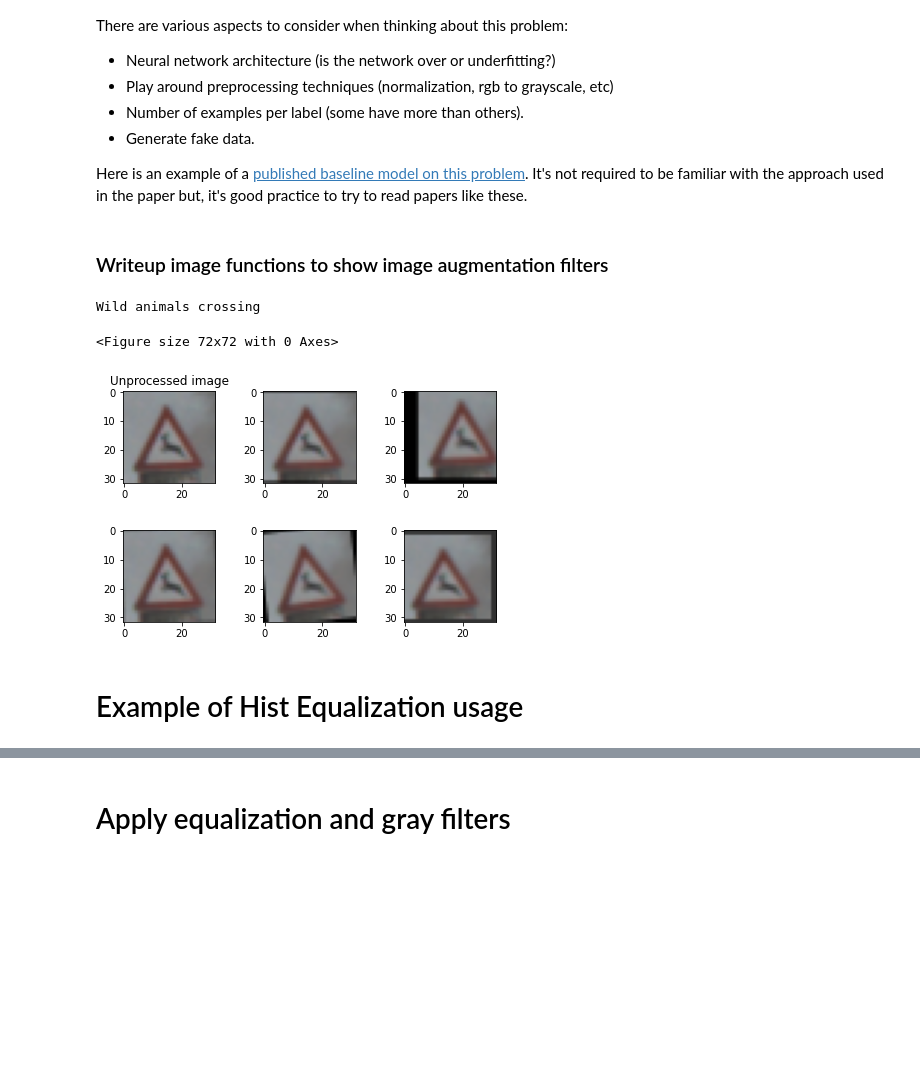
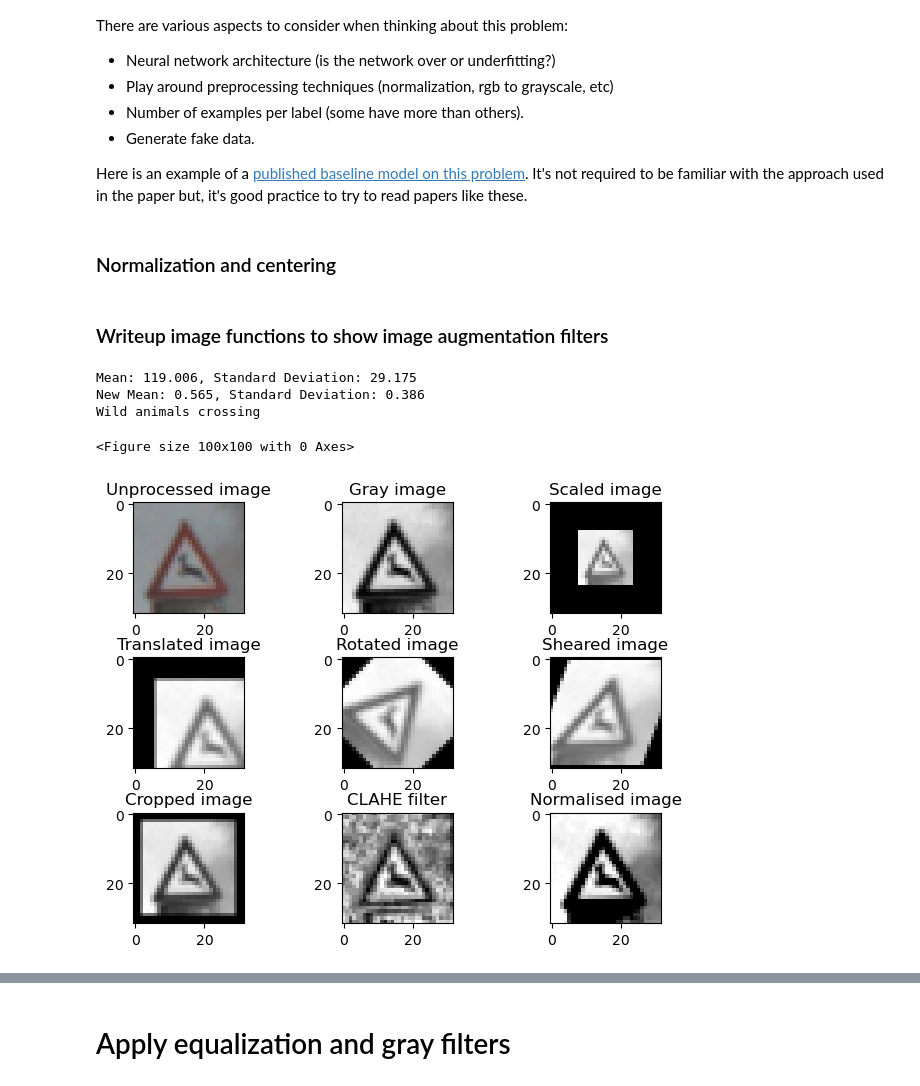
Before and after one commit to GiorGio82/P3-Traffic-Sign-Classifier, a Jupyter notebook: Traffic_Sign_Classifier.ipynb, the cells around one changed output, grey strips where cells are left out. Drawn from its saved outputs; the diff is of its cells as text; code cells hidden in the pictures; blank space fills up the shorter version.

Commit message:
moved all source code to the final notebook, added balanced image and preprocessing image

```diff
--- a/Traffic_Sign_Classifier.ipynb
+++ b/Traffic_Sign_Classifier.ipynb
@@ -339,0 +322,2 @@ Here is an example of a [published baseline model on this problem](http://yann.l
+# %% [markdown]
+### Normalization and centering
@@ -349,7 +362,7 @@ def image_crop(img,percent,pad_cval):
     height/width.
     :param pad_cval: a tuple ``(a, b)``, then a value will be uniformly sampled
                           per image from the interval ``[a, b]``
-    :return: none
+    :return: copy of the image after processing
     """
 
     aug = iaa.CropAndPad(percent=percent,pad_cval=pad_cval)
@@ -362,7 +375,7 @@ def image_scale(img,scale_dict):
     :param scale_dict:
         {"x": number/tuple/list/StochasticParameter,
         "y": number/tuple/list/StochasticParameter}
-    :return: none
+    :return: copy of the image after processing
     """
 
     aug = iaa.Affine(scale=scale_dict)
@@ -375,7 +388,7 @@ def image_translate(img,translate_dict):
     :param translate_dict:
         {"x": number/tuple/list/StochasticParameter,
         "y": number/tuple/list/StochasticParameter}
-    :return: none
+    :return: copy of the image after processing
     """
     aug = iaa.Affine(translate_percent=translate_dict)
     return aug(image=img)
@@ -388,51 +401,86 @@ def image_rotate(img,rotate_tuple):
     :param rotate_tuple: a tuple ``(a, b)``, then a value will be uniformly sampled
                           per image from the interval ``[a, b]`` and used as the rotation
                         value.
-    :return: none
+    :return: copy of the image after processing
     """
     aug = iaa.Affine(rotate=rotate_tuple)
     return aug(image=img)
 
 def image_shear(img,shear_tuple):
     """
     Applies the translation filter to the input image and it returns a copy
     :param image: input image
     :param shear_tuple: a tuple ``(a, b)``, then a value will be uniformly sampled
                           per image from the interval ``[a, b]`` and used as the shear
                         value.
-    :return: none
+    :return: copy of the image after processing
     """
     aug = iaa.Affine(shear=shear_tuple)
     return aug(image=img)
 
 
+
+def applyCLAHE(img ):
+    """
+    Applies the CLAHE histogram equalization
+    ref: https://docs.opencv.org/master/d5/daf/tutorial_py_histogram_equalization.html
+    :param image: input image
+    :return: copy of the image after processing
+    """
+    clahe = cv.createCLAHE()
+    return clahe.apply(img)
+
+
 # choose one random image
 index = 553
 image = X_train[index]
-scaled = image_scale(image,{"x": (0.8, 1.2), "y": (0.8, 1.2)})
-translated = image_translate(image,{"x": (-0.2, 0.2), "y": (-0.2, 0.2)})
-rotated = image_rotate(image,(-45, 45))
-sheared = image_shear(image,(-20, 20))
-cropped = image_crop(image,(-0.1, 0.1),(0, 255))
-
+grayimg = cv.cvtColor(image, cv.COLOR_BGR2GRAY)
+clahe = applyCLAHE(grayimg)
+scaled = image_scale(grayimg,{"x": (0.5), "y": (0.5)})
+translated = image_translate(grayimg,{"x": (0.2), "y": (0.2)})
+rotated = image_rotate(grayimg,(45))
+sheared = image_shear(grayimg,(20))
+cropped = image_crop(grayimg,(0.1),(0, 255))
+normalised = normalize_input(grayimg,shift_for_plotting=True)
 
 plt.figure(figsize=(1,1))
 print(signnames[y_train[index]])
-f,((ax1,ax2,ax3),(ax4,ax5,ax6)) = plt.subplots(2,3,)
+f,((ax1,ax2,ax3),(ax4,ax5,ax6),(ax7,ax8,ax9)) = plt.subplots(3,3,)
 f.tight_layout()
 
 ax1.imshow(image)
 ax1.set_title("Unprocessed image")
-ax2.imshow(scaled)
-ax3.imshow(translated)
-ax4.imshow(rotated)
-ax5.imshow(sheared)
-ax6.imshow(cropped)
+
+ax2.imshow(grayimg,cmap='gray')
+ax2.set_title("Gray image")
+
+ax3.imshow(scaled,cmap='gray')
+ax3.set_title("Scaled image")
+
+ax4.imshow(translated,cmap='gray')
+ax4.set_title("Translated image")
+
+ax5.imshow(rotated,cmap='gray')
+ax5.set_title("Rotated image")
+
+ax6.imshow(sheared,cmap='gray')
+ax6.set_title("Sheared image")
+
+ax7.imshow(cropped,cmap='gray')
+ax7.set_title("Cropped image")
+
+ax8.imshow(clahe,cmap='gray')
+ax8.set_title("CLAHE filter")
+
+ax9.imshow(normalised,cmap='gray')
+ax9.set_title("Normalised image")
 
 plt.show()
+
+f.savefig('writeup_images/Preprocessing_img_{}.png'.format(index),dpi=300, bbox_inches = "tight")
 # %% [output]
+Mean: 119.006, Standard Deviation: 29.175
+New Mean: 0.565, Standard Deviation: 0.386
 Wild animals crossing
-<Figure size 72x72 with 0 Axes>
+<Figure size 100x100 with 0 Axes>
-[figure, old version]
+[figure, new version]
-# %% [markdown]
-# Example of Hist Equalization usage
```
Also changed, not shown: parts of 86 cells of this notebook, 3 other files.
